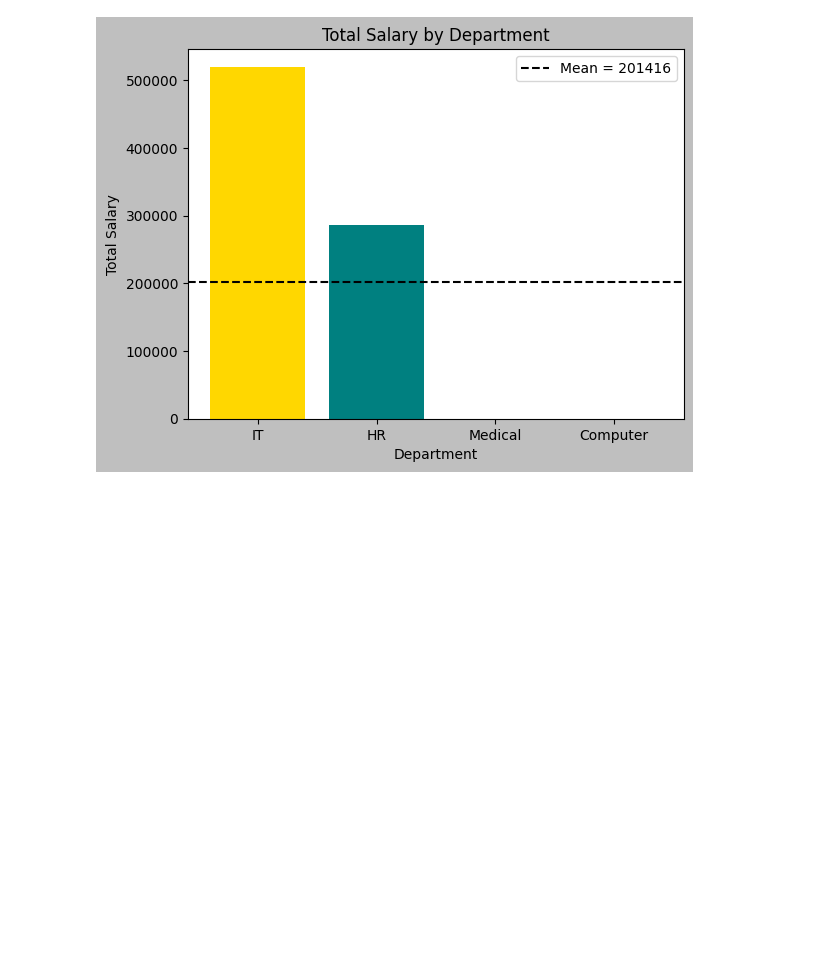
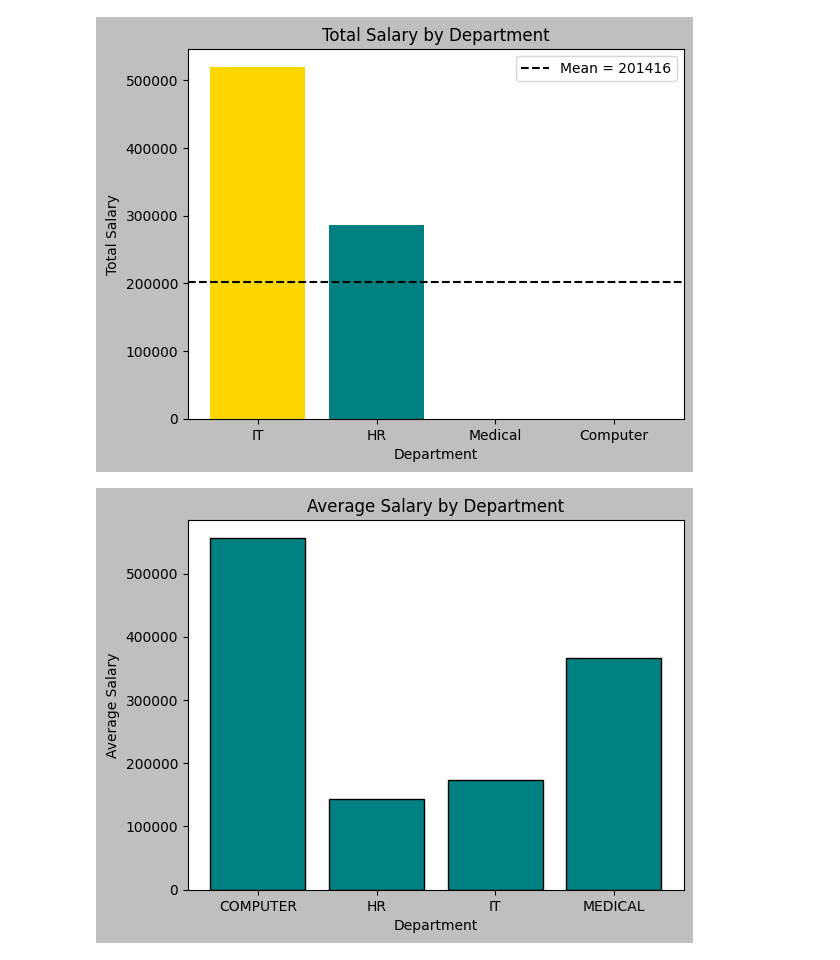
Before and after one commit to saeemane05/Python_Data_Analysis_Fundamental, a Jupyter notebook: MATPLOTLIB/03_bivariate_multivariate.ipynb, the cells around one changed output. Cells and saved outputs as stored; diff of their text form; code cells hidden in the pictures; blank space fills up the shorter version.

Commit message:
Finalize bivariate and multivariate plots with correlations and mean reference lines

```diff
--- a/MATPLOTLIB/03_bivariate_multivariate.ipynb
+++ b/MATPLOTLIB/03_bivariate_multivariate.ipynb
@@ -153,3 +153,13 @@ plt.legend()
 plt.show()
 # %% [output]
 [figure]
+# %%
+dept_mean = df.groupby("Department")["Salary"].mean()
+
+plt.bar(dept_mean.index, dept_mean.values, color="teal" , edgecolor = 'black')
+plt.title("Average Salary by Department")
+plt.xlabel("Department")
+plt.ylabel("Average Salary")
+plt.show()
+# %% [output]
+[figure, added]
```
